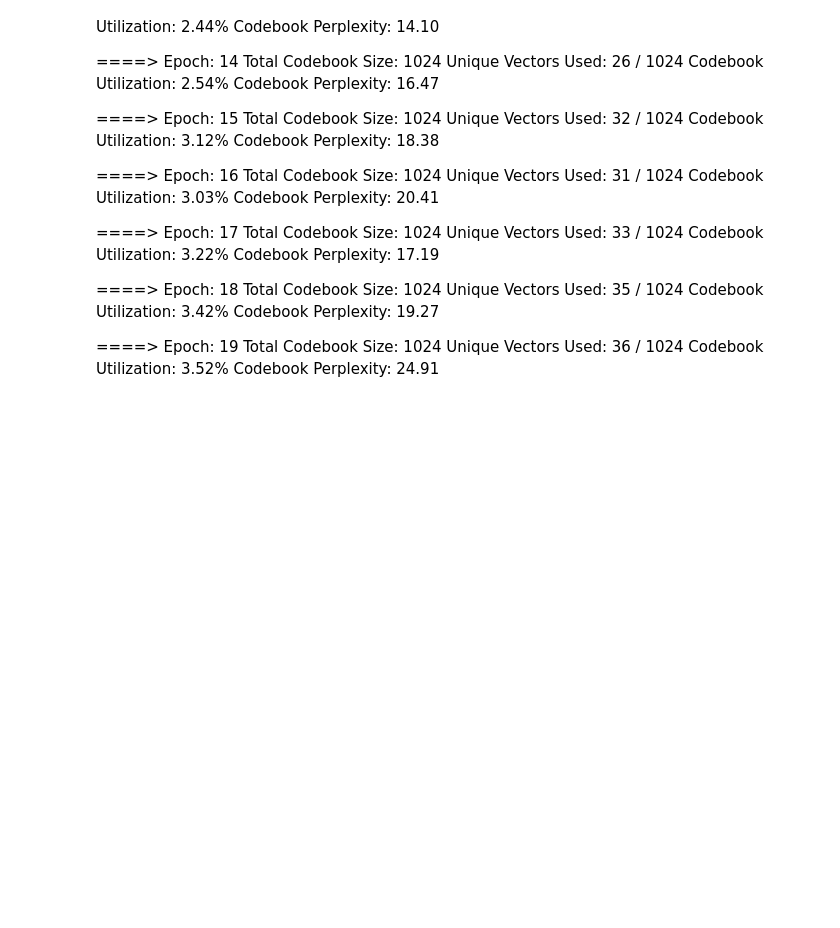
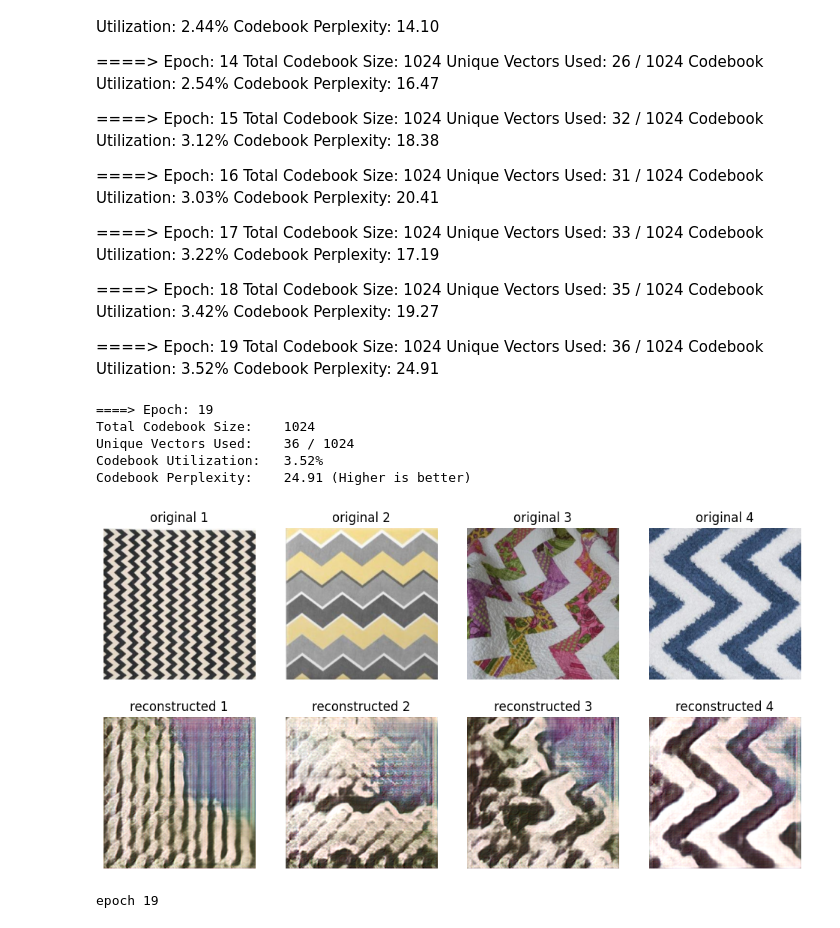
Before and after one commit to ValentinaEmili/Texture-synthesis, a Jupyter notebook: training/training_TT.ipynb, the cells around one changed output. Cells and saved outputs as stored; diff of their text form; code cells hidden in the pictures; blank space fills up the shorter version.

```diff
--- a/training/training_TT.ipynb
+++ b/training/training_TT.ipynb
@@ -451,3 +451,17 @@ Total Codebook Size:    1024
 Unique Vectors Used:    36 / 1024
 Codebook Utilization:   3.52%
 Codebook Perplexity:    24.91
+# %%
+epoch_save_path = os.path.join(save_path, f"epoch_19", "generator", "main_model.pth")
+model = VQGAN().to(device)
+model.load_state_dict(torch.load(epoch_save_path, weights_only=True))
+visual_validation(model, val_loader, device)
+print('epoch 19')
+# %% [output]
+====> Epoch: 19
+Total Codebook Size:    1024
+Unique Vectors Used:    36 / 1024
+Codebook Utilization:   3.52%
+Codebook Perplexity:    24.91 (Higher is better)
+[figure, added]
+epoch 19
```
